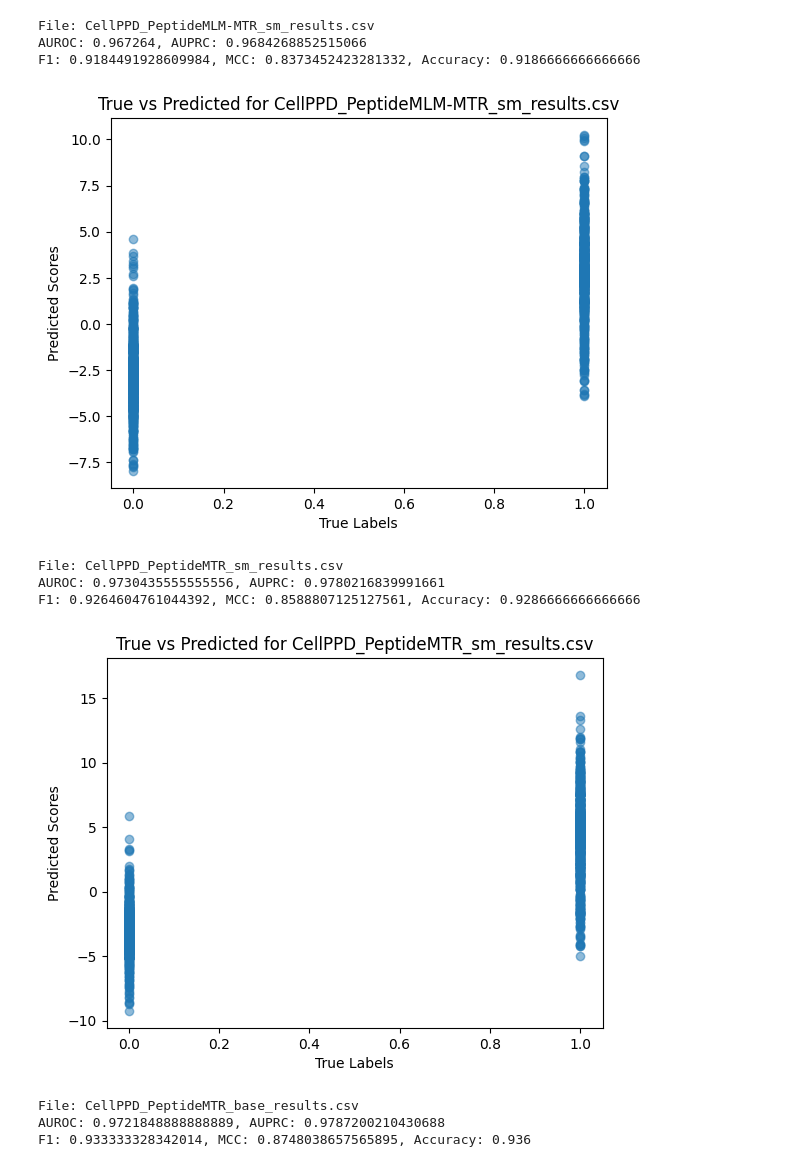
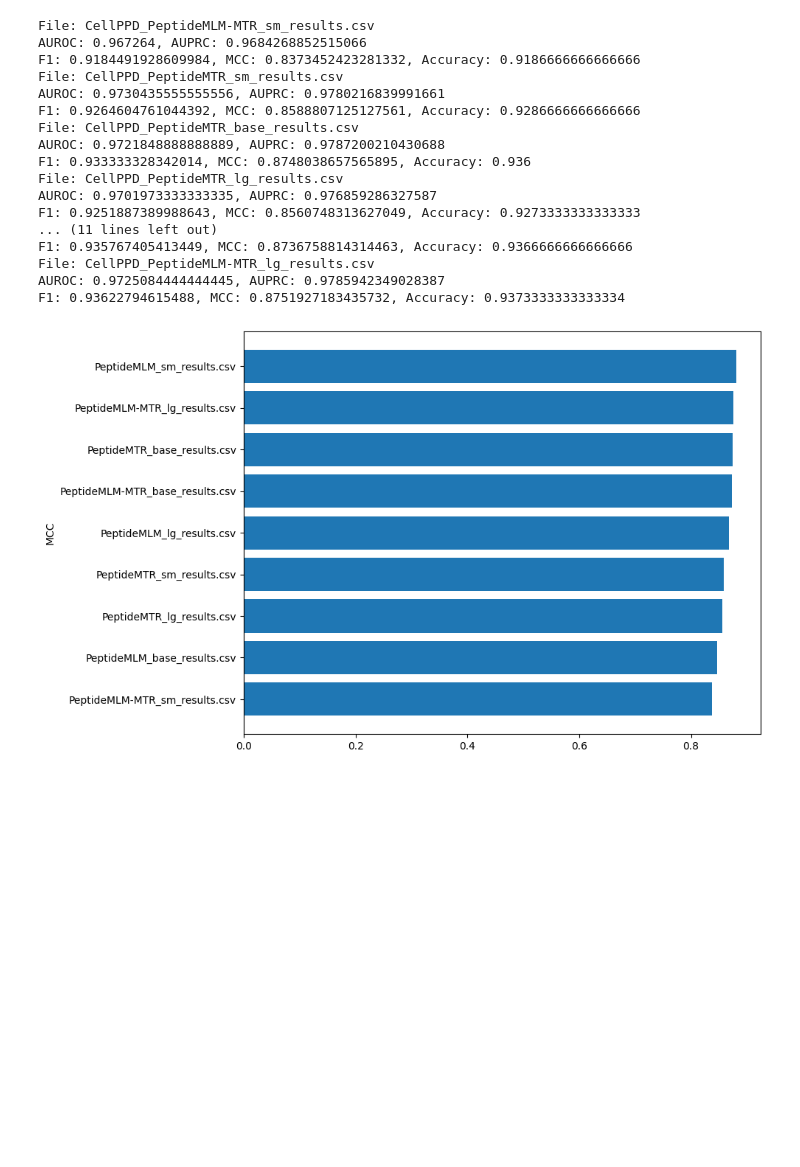
Before and after one commit to AaronFeller/PeptideCLM_Eval, a Jupyter notebook: main/notebooks/evaluate_data.ipynb, the cells around one changed output. Cells and saved outputs as stored; diff of their text form; code cells hidden in the pictures; blank space fills up the shorter version.

```diff
--- a/main/notebooks/evaluate_data.ipynb
+++ b/main/notebooks/evaluate_data.ipynb
@@ -97,6 +107,10 @@ import pandas as pd
 
 
 files = os.listdir("../results")
+
+aucs = []
+prcs = []
+mccs = []
 
 for file in files:
     if "CellPPD" in file and file.endswith(".csv"):
@@ -114,45 +128,64 @@ for file in files:
         best_threshold = thresholds[np.argmax(f1_scores[:-1])]
         y_pred = (y_scores >= best_threshold).astype(int)
         mcc = matthews_corrcoef(y_true, y_pred)
         accuracy = accuracy_score(y_true, y_pred)
         print(f"File: {file}\nAUROC: {auroc}, AUPRC: {auprc}\nF1: {f1_scores.max()}, MCC: {mcc}, Accuracy: {accuracy}")
-
+        aucs.append(auroc)
+        prcs.append(auprc)
+        mccs.append(mcc)
         # # plot precision-recall curve and scatter plot of true vs predicted
         # import matplotlib.pyplot as plt
         # plt.figure()
         # plt.plot(recall, precision, label='Precision-Recall curve')
         # plt.xlabel('Recall')
         # plt.ylabel('Precision')
         # plt.title(f'Precision-Recall Curve for {file}')
         # plt.legend()
         # plt.show()
 
-        plt.figure()
-        plt.scatter(y_true, y_scores, alpha=0.5)
-        plt.xlabel('True Labels')
-        plt.ylabel('Predicted Scores')
-        plt.title(f'True vs Predicted for {file}')
-        plt.show()
+        # plt.figure()
+        # plt.scatter(y_true, y_scores, alpha=0.5)
+        # plt.xlabel('True Labels')
+        # plt.ylabel('Predicted Scores')
+        # plt.title(f'True vs Predicted for {file}')
+        # plt.show()
 
         # # plot auroc curve
         # from sklearn.metrics import roc_curve
         # fpr, tpr, _ = roc_curve(y_true, y_scores)
         # plt.figure()
         # plt.plot(fpr, tpr, label='ROC curve')
         # plt.xlabel('False Positive Rate')
         # plt.ylabel('True Positive Rate')
         # plt.title(f'ROC Curve for {file}')
         # plt.legend()
         # plt.show()
+
+# make barplot of mcc across files
+plt.figure(figsize=(10, 6))
+# sort by mcc
+files = [f for f in files if "CellPPD" in f and f.endswith(".csv")]
+mccs, files = zip(*sorted(zip(mccs, files)))
+plt.barh(range(len(mccs)), mccs, tick_label=[f.replace('CellPPD_', '') for f in files])
+plt.ylabel('MCC')
+plt.tight_layout()
+plt.show()
 # %% [output]
 File: CellPPD_PeptideMLM-MTR_sm_results.csv
 AUROC: 0.967264, AUPRC: 0.9684268852515066
 F1: 0.9184491928609984, MCC: 0.8373452423281332, Accuracy: 0.9186666666666666
+File: CellPPD_PeptideMTR_sm_results.csv
+AUROC: 0.9730435555555556, AUPRC: 0.9780216839991661
+F1: 0.9264604761044392, MCC: 0.8588807125127561, Accuracy: 0.9286666666666666
+File: CellPPD_PeptideMTR_base_results.csv
+AUROC: 0.9721848888888889, AUPRC: 0.9787200210430688
+F1: 0.933333328342014, MCC: 0.8748038657565895, Accuracy: 0.936
+File: CellPPD_PeptideMTR_lg_results.csv
+AUROC: 0.9701973333333335, AUPRC: 0.976859286327587
+F1: 0.9251887389988643, MCC: 0.8560748313627049, Accuracy: 0.9273333333333333
+... (11 lines left out)
+F1: 0.935767405413449, MCC: 0.8736758814314463, Accuracy: 0.9366666666666666
+File: CellPPD_PeptideMLM-MTR_lg_results.csv
+AUROC: 0.9725084444444445, AUPRC: 0.9785942349028387
+F1: 0.93622794615488, MCC: 0.8751927183435732, Accuracy: 0.9373333333333334
-[figure, old version]
+[figure, new version]
-File: CellPPD_PeptideMTR_sm_results.csv
-AUROC: 0.9730435555555556, AUPRC: 0.9780216839991661
-F1: 0.9264604761044392, MCC: 0.8588807125127561, Accuracy: 0.9286666666666666
-[figure, removed]
-File: CellPPD_PeptideMTR_base_results.csv
-AUROC: 0.9721848888888889, AUPRC: 0.9787200210430688
-F1: 0.933333328342014, MCC: 0.8748038657565895, Accuracy: 0.936
```
Also changed, not shown: parts of 6 cells of this notebook, 4 other files.
